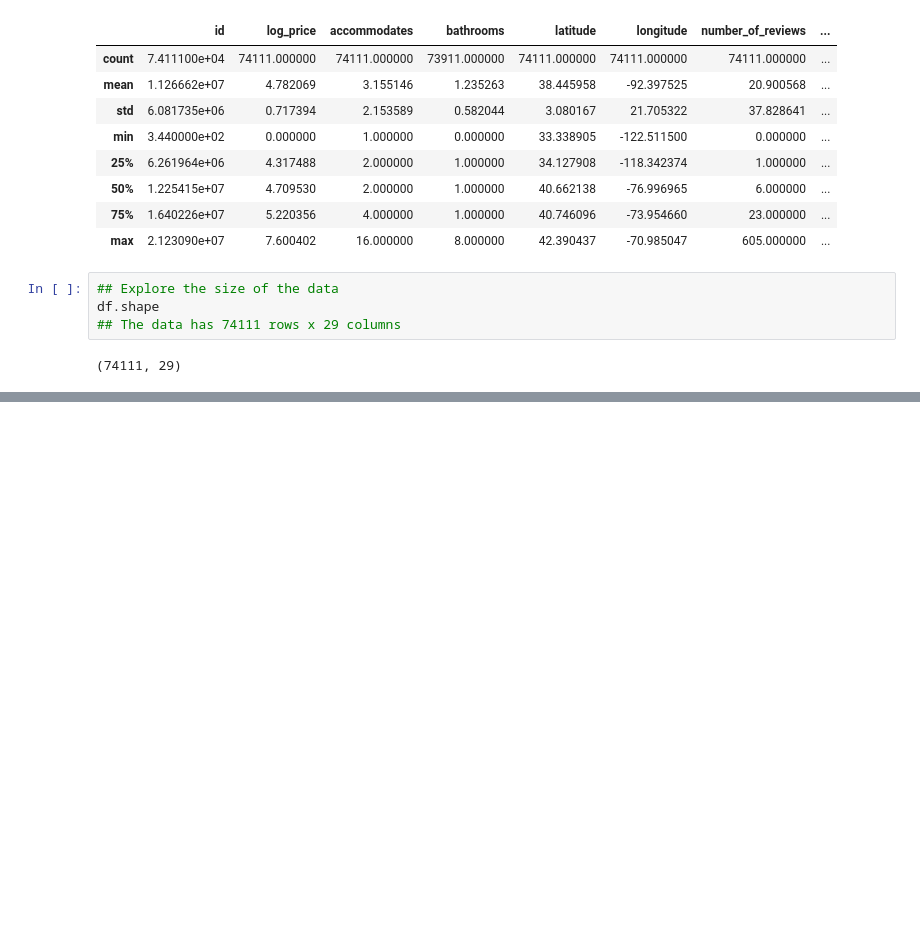
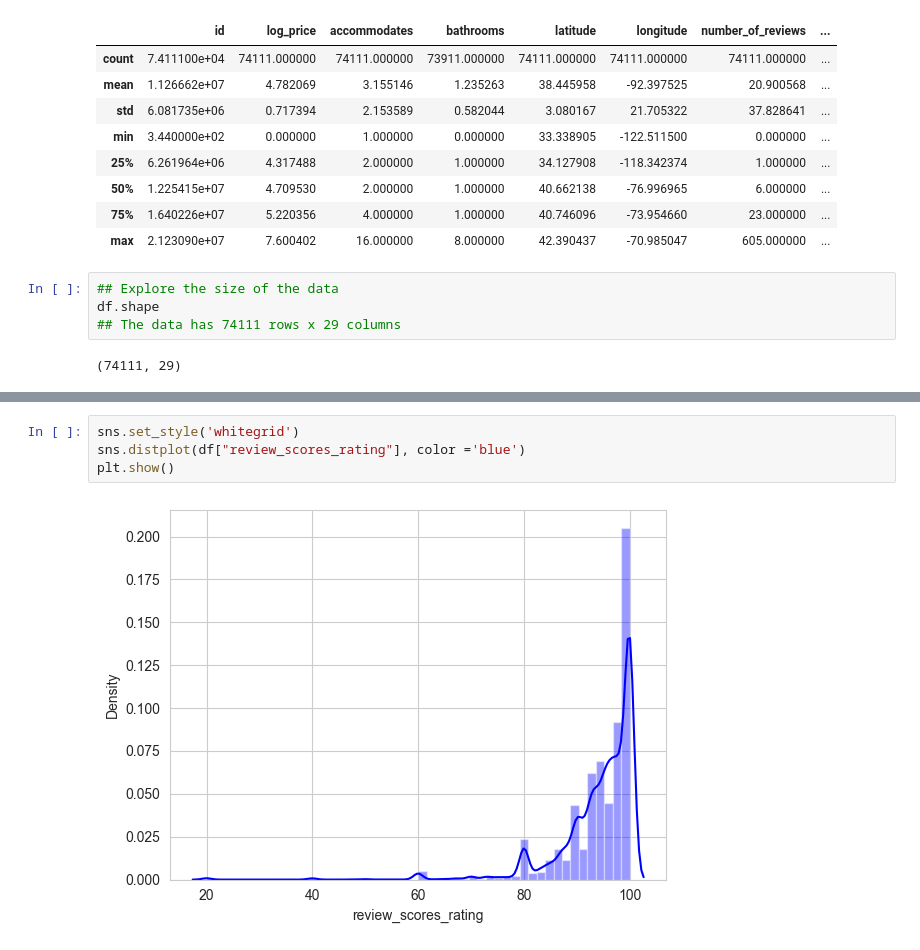
Before and after one commit to Lyn-12/Bootcamp_Projects, a Jupyter notebook: Week2_Project/Airbnb_prediction.ipynb, the cells around one changed output, grey strips where cells are left out. Saved outputs shown, nothing was run; the diff lists cells and outputs as text; blank space fills up the shorter version.

```diff
--- a/Week2_Project/Airbnb_prediction.ipynb
+++ b/Week2_Project/Airbnb_prediction.ipynb
@@ -73,0 +134,6 @@ df.shape
+# %%
+sns.set_style('whitegrid')
+sns.distplot(df["review_scores_rating"], color ='blue')
+plt.show()
+# %% [output]
+[figure, added]
```
Also changed, not shown: parts of 38 cells of this notebook.
